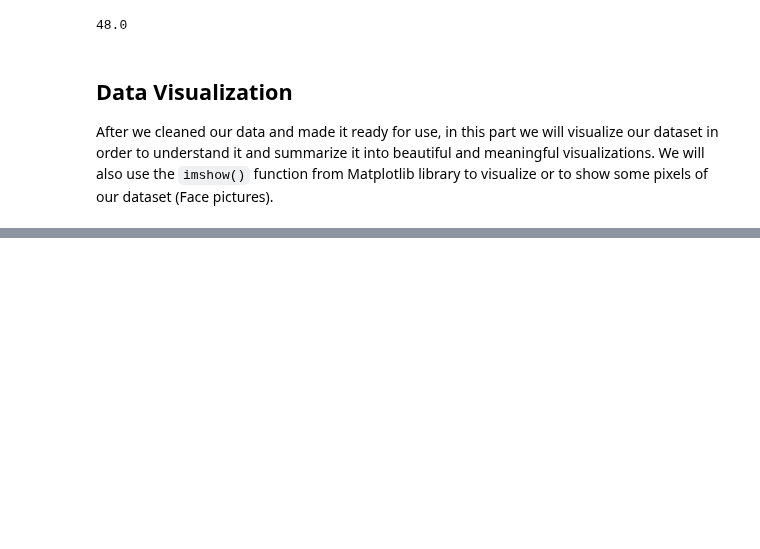
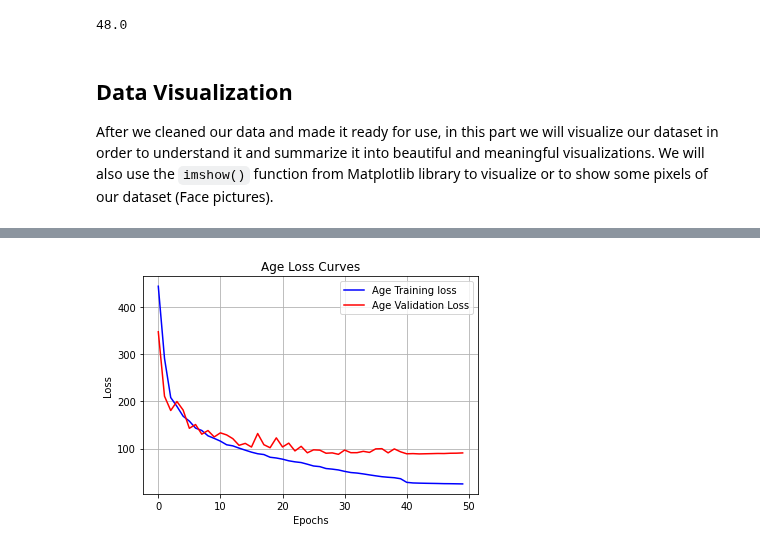
Before and after one commit to Semmyinc/Beanstalk-Capstone-Project-Age-and-Gender-Detection, a Jupyter notebook: 01_Beanstalk_Capstone_Project_Age_and_Gender_Detection.ipynb, the cells around one changed output, grey strips where cells are left out. Drawn from its saved outputs; the diff is of its cells as text; code cells hidden in the pictures; blank space fills up the shorter version.

```diff
--- a/01_Beanstalk_Capstone_Project_Age_and_Gender_Detection.ipynb
+++ b/01_Beanstalk_Capstone_Project_Age_and_Gender_Detection.ipynb
@@ -147,0 +204,6 @@ plt.show()
+# %%
+y_age= np.array(Y['age'])
+y_gender= np.array(Y['gender'])
+# %%
+X_gender_train, X_gender_test, y_gender_train, y_gender_test = train_test_split(X, y_gender, train_size=0.8, random_state=42)
+X_age_train, X_age_test, y_age_train, y_age_test = train_test_split(X, y_age, train_size=0.8, random_state=42)
@@ -147,0 +212,24 @@ plt.show()
+# %%
+inputs = tf.keras.Input(shape=(48, 48, 1))
+x = inputs
+
+x = tf.keras.layers.Conv2D(16, 3, padding='same', activation='relu')(x)
+x = tf.keras.layers.MaxPooling2D()(x)
+x = tf.keras.layers.Conv2D(32, 3, padding='same', activation='relu')(x)
+x = tf.keras.layers.MaxPooling2D()(x)
+x = tf.keras.layers.Conv2D(64, 3, padding='same', activation='relu')(x)
+x = tf.keras.layers.MaxPooling2D()(x)
+x = tf.keras.layers.Flatten()(x)
+x = tf.keras.layers.Dense(128, activation='relu')(x)
+
+# Age prediction branch
+age = tf.keras.layers.Dense(1, name='age')(x)
+
+# Gender prediction branch
+gender = tf.keras.layers.Dense(1, activation='sigmoid', name='gender')(x)
+
+model = tf.keras.Model(inputs=inputs, outputs=[age, gender])
+model.compile(optimizer='adam', loss=['mse', 'binary_crossentropy'], metrics=['mae', 'accuracy'])
+
+# Training the model
+history = model.fit(X_gender_train, [y_age_train, y_gender_train],validation_split=0.2, epochs=50, batch_size=64, validation_data=(X_gender_test, [y_age_test, y_gender_test]), callbacks=[tf.keras.callbacks.ReduceLROnPlateau()],)
@@ -147,0 +271,15 @@ plt.show()
+# %%
+# Check for overfitting for age
+
+plt.figure()
+
+plt.plot(history.history['age_loss'], 'blue')
+plt.plot(history.history['val_age_loss'], 'red')
+
+plt.legend(['Age Training loss', 'Age Validation Loss'])
+plt.xlabel('Epochs')
+plt.ylabel('Loss')
+plt.title('Age Loss Curves')
+plt.grid()
+# %% [output]
+[figure, added]
```
Also changed, not shown: parts of 21 cells of this notebook.
